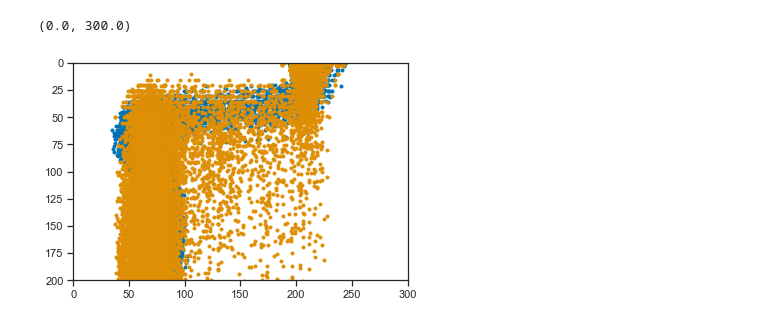
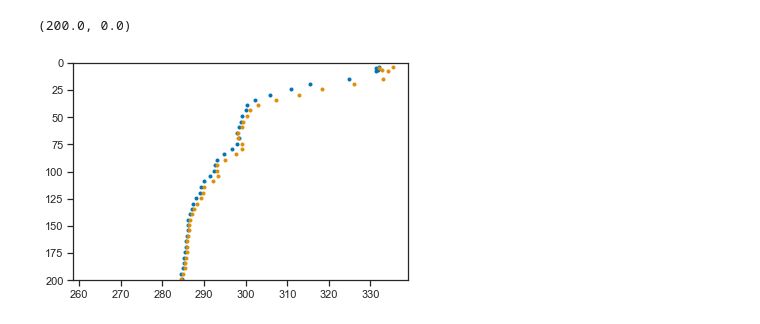
Before and after one commit to cgrdn/admt-doxy-correction, a Jupyter notebook: notebooks/dolvan-deconv-argo-test/dolvan-deconv-argo-test.ipynb, the cells around one changed output. Drawn from its saved outputs; the diff is of its cells as text; code cells hidden in the pictures.

Commit message:
simplified notebook w/ just one argo profile

```diff
--- a/notebooks/dolvan-deconv-argo-test/dolvan-deconv-argo-test.ipynb
+++ b/notebooks/dolvan-deconv-argo-test/dolvan-deconv-argo-test.ipynb
@@ -10,8 +10,8 @@ import seaborn as sns
 sns.set(style='ticks', palette='colorblind')
 # %%
 # grab floats with MTIME and DOXY measurements, load one
-# ix = argo.bio_prof.subset_parameter('MTIME').subset_parameter('DOXY')
-ix = argo.float(6900890).bio_prof.subset_parameter('MTIME').subset_parameter('DOXY')
+ix = argo.bio_prof.subset_parameter('MTIME').subset_parameter('DOXY')[:1]
+# ix = argo.float(6900890).bio_prof.subset_parameter('MTIME').subset_parameter('DOXY')
 data = ix.levels[['MTIME', 'PRES', 'TEMP_DOXY', 'DOXY', 'DOXY_QC']]
 data = data[data.MTIME.notna()]
 data = data[data.DOXY.notna()]
@@ -76,9 +76,8 @@ Number of model points=1999 fit residual norm 14165247.81 norm of solution secon
 # %%
 fig, axes = plt.subplots()
 axes.plot(obs, pres, '.')
 axes.plot(bittig_corr, pres, '.')
 axes.set_ylim((200,0))
-axes.set_xlim((0,300))
 # %% [output]
-(0.0, 300.0)
+(200.0, 0.0)
-[figure, old version]
+[figure, new version]
```
Also changed, not shown: parts of 3 cells of this notebook.
